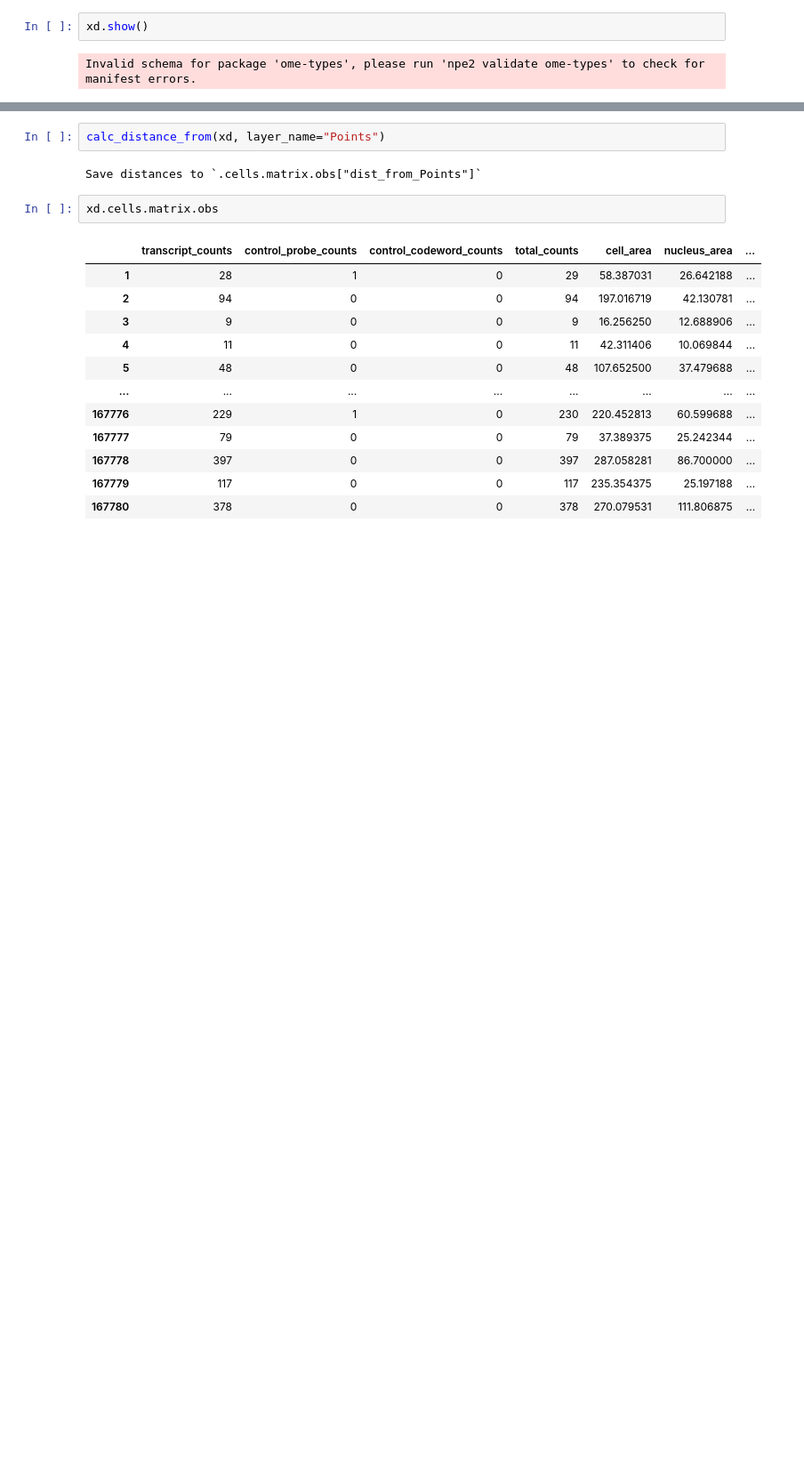
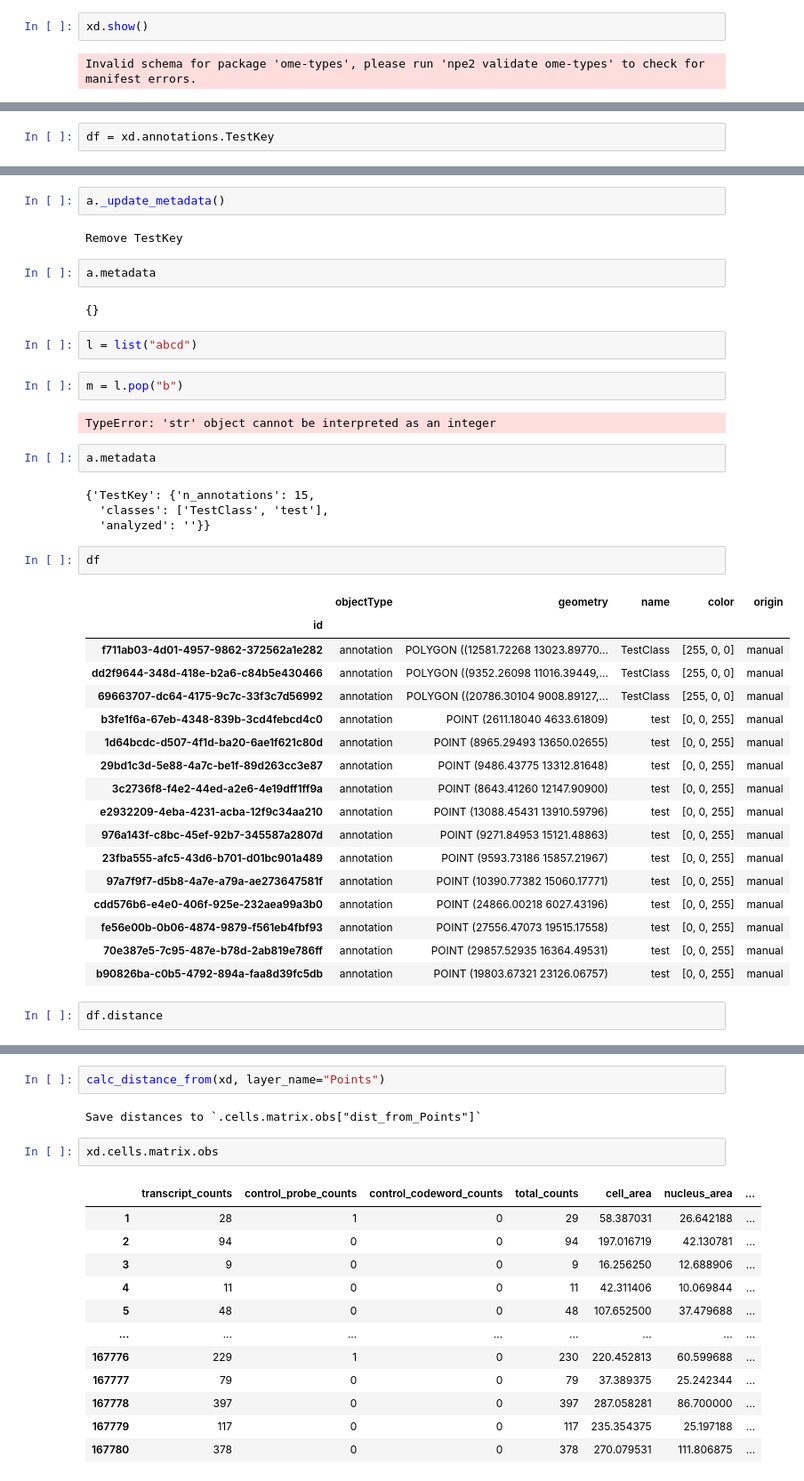
Before and after one commit to b-lemke98/InSituPy-1, a Jupyter notebook: notebooks/dev/test_expression_along_axis.ipynb, the cells around one changed output, grey strips where cells are left out. Shown at 89% size. Drawn from its saved outputs; the diff is of its cells as text; blank space fills up the shorter version.

```diff
--- a/notebooks/dev/test_expression_along_axis.ipynb
+++ b/notebooks/dev/test_expression_along_axis.ipynb
@@ -69,0 +330,2 @@ Invalid schema for package 'ome-types', please run 'npe2 validate ome-types' to
+# %%
+df = xd.annotations.TestKey
@@ -69,0 +362,42 @@ Invalid schema for package 'ome-types', please run 'npe2 validate ome-types' to
+# %%
+a._update_metadata()
+# %% [output]
+Remove TestKey
+# %%
+a.metadata
+# %% [output]
+{}
+# %%
+l = list("abcd")
+# %%
+m = l.pop("b")
+# %% [output]
+TypeError: 'str' object cannot be interpreted as an integer
+# %%
+a.metadata
+# %% [output]
+{'TestKey': {'n_annotations': 15,
+  'classes': ['TestClass', 'test'],
+  'analyzed': ''}}
+# %%
+df
+# %% [output]
+|  | objectType | geometry | name | color | origin |
+| id |  |  |  |  |  |
+| f711ab03-4d01-4957-9862-372562a1e282 | annotation | POLYGON ((12581.72268 13023.89770... | TestClass | [255, 0, 0] | manual |
+| dd2f9644-348d-418e-b2a6-c84b5e430466 | annotation | POLYGON ((9352.26098 11016.39449,... | TestClass | [255, 0, 0] | manual |
+| 69663707-dc64-4175-9c7c-33f3c7d56992 | annotation | POLYGON ((20786.30104 9008.89127,... | TestClass | [255, 0, 0] | manual |
+| b3fe1f6a-67eb-4348-839b-3cd4febcd4c0 | annotation | POINT (2611.18040 4633.61809) | test | [0, 0, 255] | manual |
+| 1d64bcdc-d507-4f1d-ba20-6ae1f621c80d | annotation | POINT (8965.29493 13650.02655) | test | [0, 0, 255] | manual |
+| 29bd1c3d-5e88-4a7c-be1f-89d263cc3e87 | annotation | POINT (9486.43775 13312.81648) | test | [0, 0, 255] | manual |
+| 3c2736f8-f4e2-44ed-a2e6-4e19dff1ff9a | annotation | POINT (8643.41260 12147.90900) | test | [0, 0, 255] | manual |
+| e2932209-4eba-4231-acba-12f9c34aa210 | annotation | POINT (13088.45431 13910.59796) | test | [0, 0, 255] | manual |
+| 976a143f-c8bc-45ef-92b7-345587a2807d | annotation | POINT (9271.84953 15121.48863) | test | [0, 0, 255] | manual |
+| 23fba555-afc5-43d6-b701-d01bc901a489 | annotation | POINT (9593.73186 15857.21967) | test | [0, 0, 255] | manual |
+| 97a7f9f7-d5b8-4a7e-a79a-ae273647581f | annotation | POINT (10390.77382 15060.17771) | test | [0, 0, 255] | manual |
+| cdd576b6-e4e0-406f-925e-232aea99a3b0 | annotation | POINT (24866.00218 6027.43196) | test | [0, 0, 255] | manual |
+| fe56e00b-0b06-4874-9879-f561eb4fbf93 | annotation | POINT (27556.47073 19515.17558) | test | [0, 0, 255] | manual |
+| 70e387e5-7c95-487e-b78d-2ab819e786ff | annotation | POINT (29857.52935 16364.49531) | test | [0, 0, 255] | manual |
+| b90826ba-c0b5-4792-894a-faa8d39fc5db | annotation | POINT (19803.67321 23126.06757) | test | [0, 0, 255] | manual |
+# %%
+df.distance
```
Also changed, not shown: parts of 65 cells of this notebook, 5 other files.
